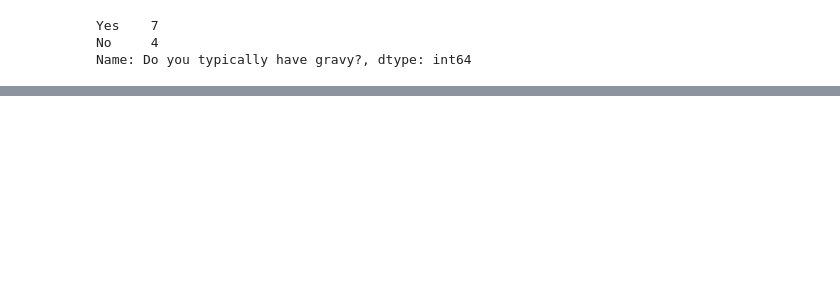
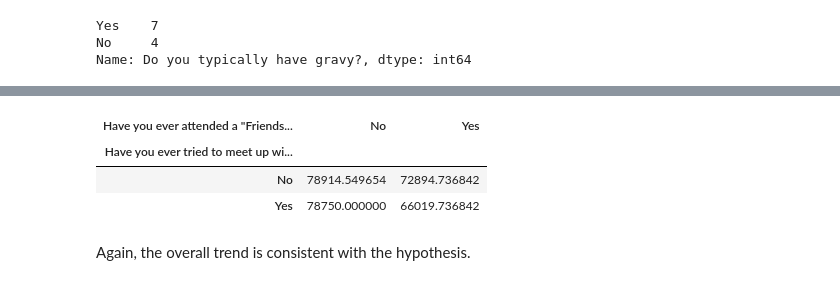
Before and after one commit to gknam/dataquest_projects, a Jupyter notebook: DataScientist/Step2_DataAnalVis/1_pandas/project1/thanksgiving-2015-poll.ipynb, the cells around one changed output, grey strips where cells are left out. Cells and saved outputs as stored; diff of their text form; code cells hidden in the pictures; blank space fills up the shorter version.

```diff
--- a/DataScientist/Step2_DataAnalVis/1_pandas/project1/thanksgiving-2015-poll.ipynb
+++ b/DataScientist/Step2_DataAnalVis/1_pandas/project1/thanksgiving-2015-poll.ipynb
@@ -103,0 +368,11 @@ Name: Do you typically have gravy?, dtype: int64
+# %%
+# average income level of those who spent thanks giving with friends
+data.pivot_table(index="Have you ever tried to meet up with hometown friends on Thanksgiving night?", \
+                  columns='Have you ever attended a "Friendsgiving?"', values="int_income")
+# %% [output]
+| Have you ever attended a "Friends... | No | Yes |
+| Have you ever tried to meet up wi... |  |  |
+| No | 78914.549654 | 72894.736842 |
+| Yes | 78750.000000 | 66019.736842 |
+# %% [markdown]
+Again, the overall trend is consistent with the hypothesis.
```
Also changed, not shown: parts of 41 cells of this notebook.
